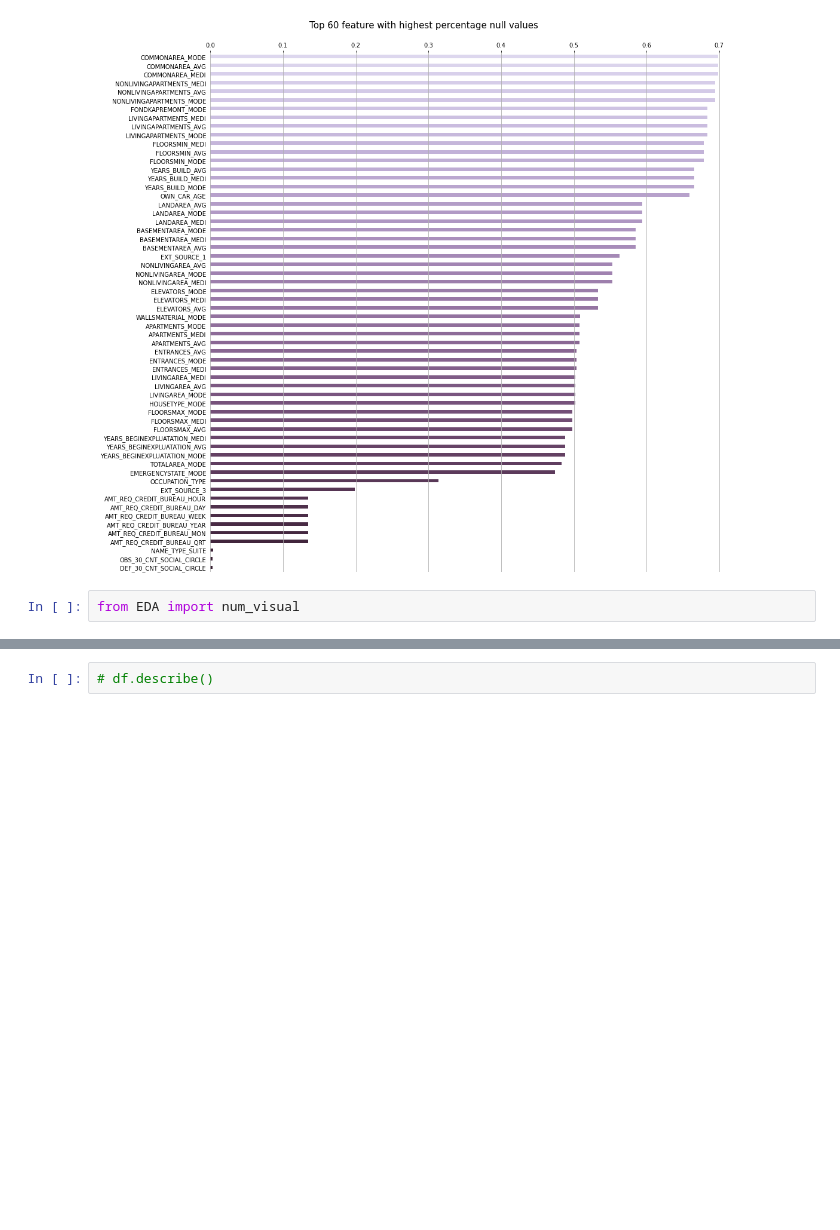
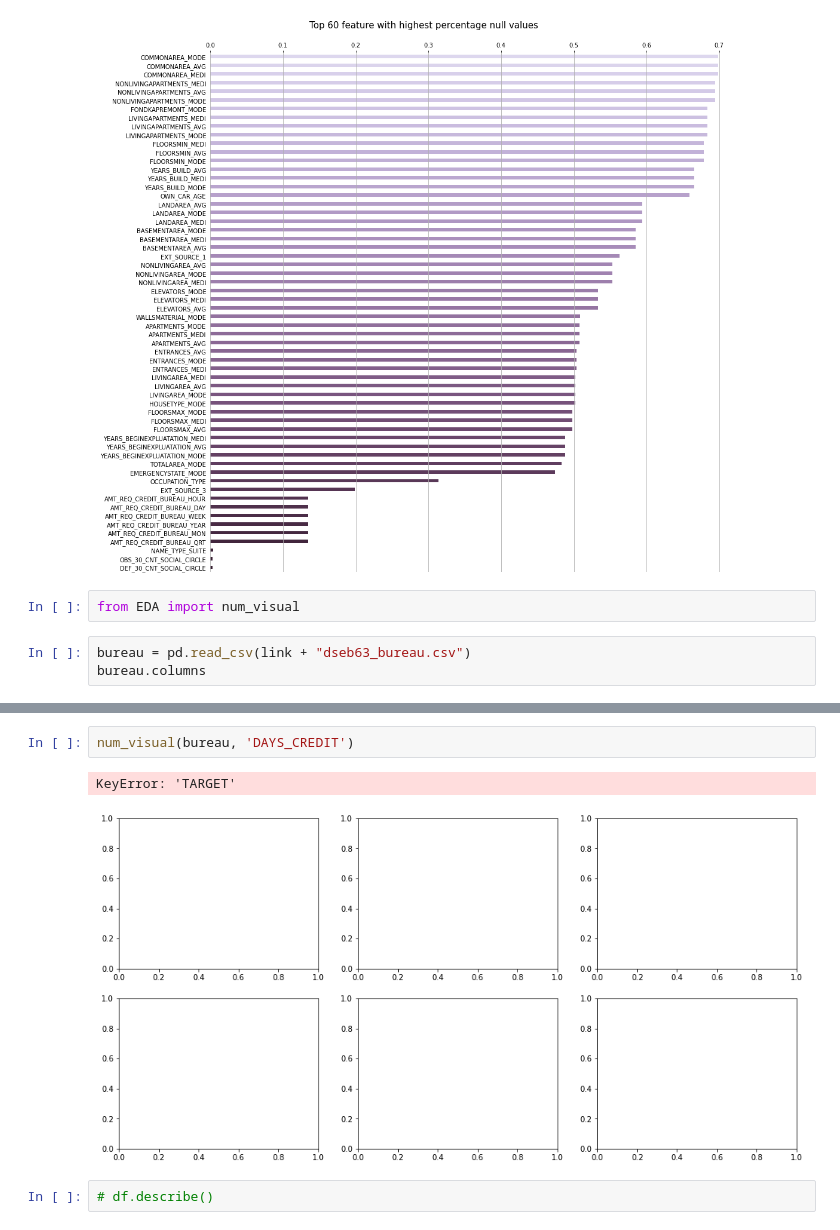
Before and after one commit to NgChi493510/Data-Preparation-Project-Group-14, a Jupyter notebook: EDA - Application Train.ipynb, the cells around one changed output, grey strips where cells are left out. Drawn from its saved outputs; the diff is of its cells as text; blank space fills up the shorter version.

```diff
--- a/EDA - Application Train.ipynb
+++ b/EDA - Application Train.ipynb
@@ -243,3 +244,6 @@ Text(0.4, 1.04, 'Top 60 feature with highest percentage null values')
 [figure]
 # %%
 from EDA import num_visual
+# %%
+bureau = pd.read_csv(link + "dseb63_bureau.csv")
+bureau.columns
@@ -246,3 +293,8 @@ from EDA import num_visual
+# %%
+num_visual(bureau, 'DAYS_CREDIT')
+# %% [output]
+KeyError: 'TARGET'
+[figure, added]
 # %%
 # df.describe()
 # %%
```
Also changed, not shown: parts of 7 cells of this notebook, 3 other files.
